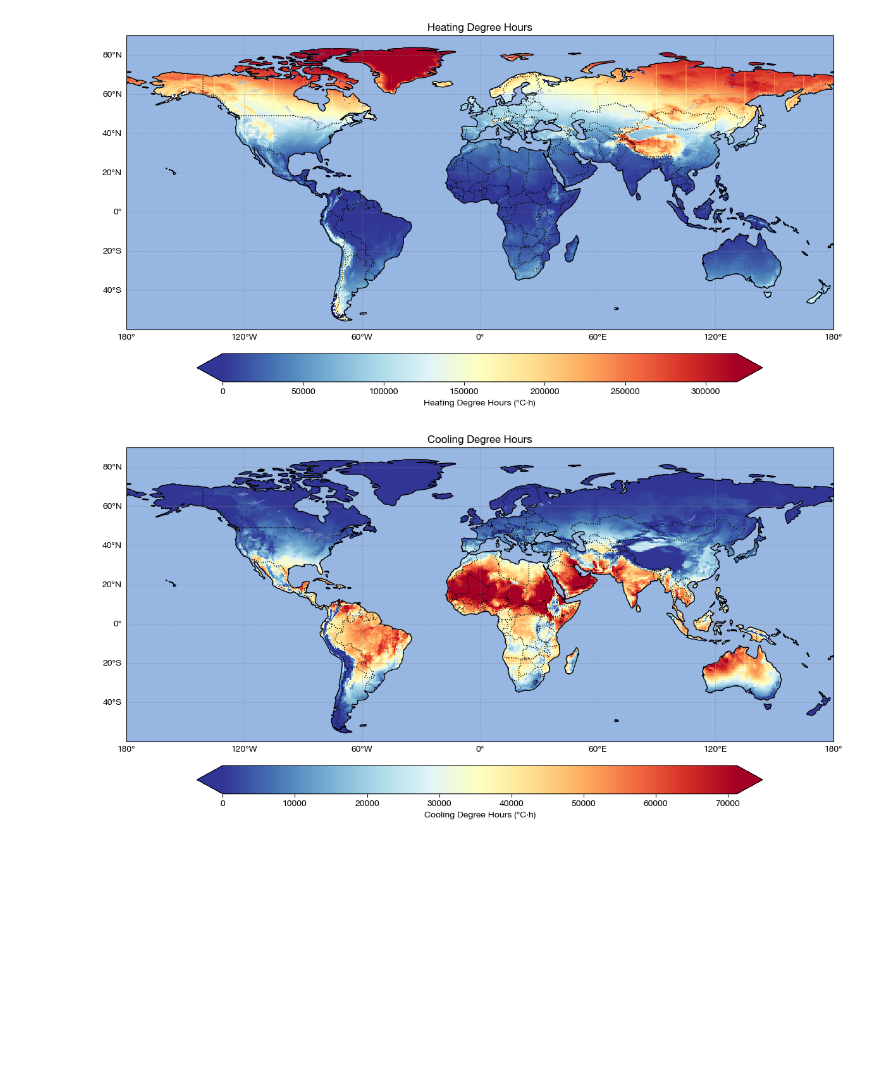
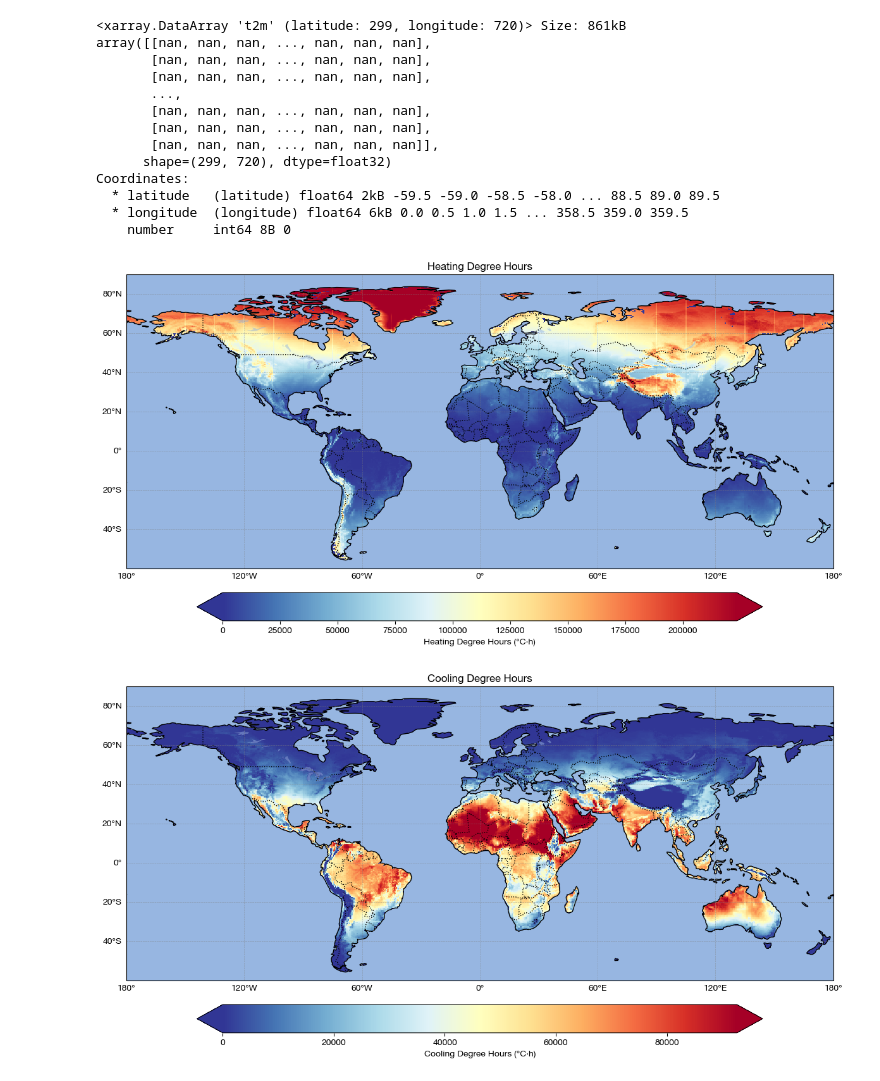
Before and after one commit to miloknowles/analysis, a Jupyter notebook: python/greenhouse_v2/explore_era5.ipynb, the cells around one changed output. Drawn from its saved outputs; the diff is of its cells as text; code cells hidden in the pictures; blank space fills up the shorter version.

```diff
--- a/python/greenhouse_v2/explore_era5.ipynb
+++ b/python/greenhouse_v2/explore_era5.ipynb
@@ -149,18 +148,20 @@ def plot_xarray_map(dataset, variable, cmap='viridis', vmin=None, vmax=None, pro
   # Variable specific formatting and labels
   units = {
     't2m': '°C',
-    'ssrd': 'W/m²',
+    'ssrd': 'J/m²',
+    'ssrd_J_m2_year': 'J/m²/year',
     'heating_degree_hours': '°C·h',
     'cooling_degree_hours': '°C·h',
     'humidity_percent_hours': '%·h',
     'total_hvac_cost_no_humidity': '$/year',
     'total_hvac_cost_with_humidity': '$/year',
-    'total_hvac_cost': '$/year'
+    'total_hvac_cost': '$/year',
   }
 
   var_names = {
     't2m': 'Temperature at 2m',
     'ssrd': 'Surface Solar Radiation Downwards',
+    'ssrd_J_m2_year': 'Surface Solar Radiation Downwards',
     'heating_degree_hours': 'Heating Degree Hours',
     'cooling_degree_hours': 'Cooling Degree Hours',
     'humidity_percent_hours': 'Humidity Percent Hours',
@@ -191,41 +192,65 @@ def plot_xarray_map(dataset, variable, cmap='viridis', vmin=None, vmax=None, pro
 # %%
 # Cut off the map so that it only shows latitudes > -60:
 ds = xr.open_dataset("./outputs/month_hour_hdh_cdh_hph_2023.nc")
 ds_subset = ds.where(ds.latitude > -60, drop=True)
 
 # Add up all months and hours to get the total heating degree hours:
 hdh = ds_subset['heating_degree_hours'].sum(dim=['month', 'hour'])
 cdh = ds_subset['cooling_degree_hours'].sum(dim=['month', 'hour'])
 hph = ds_subset['humidity_percent_hours'].sum(dim=['month', 'hour'])
 t2m = ds_subset['t2m'].mean(dim=['month', 'hour'])
-ssrd = ds_subset['ssrd'].sum(dim=['month', 'hour'])
+print(t2m)
 
+# For SSRD, we only want the last hour in each day, and get rid of hour dimension:
+ssrd = ds_subset['ssrd'].isel(hour=23).mean(dim=['month']).squeeze() * 365
 ds_total = xr.merge([hdh, cdh, hph, t2m, ssrd])
 # We've summed an average day for each month, so we need to multiply by 30 to get a month's worth:
-ds_total['heating_degree_hours'] *= 30
-ds_total['cooling_degree_hours'] *= 30
+passive_solar_free_heating_factor = 0.3
+passive_solar_extra_cooling_factor = 0.3
+ds_total['heating_degree_hours'] *= 30 * (1 - passive_solar_free_heating_factor)
+ds_total['cooling_degree_hours'] *= 30 * (1 + passive_solar_extra_cooling_factor)
 ds_total['humidity_percent_hours'] *= 30
-# ds_total.to_netcdf("./outputs/annual_hdh_cdh_hph_2023.nc")
+ds_total['ssrd_J_m2_year'] = ds_total['ssrd']
+# ds_total.to_netcdf("./outputs/annual_hdh_cdh_hph_2023.nc", mode="w")
 
 value_hdh_99th_percentile = np.percentile(ds_total['heating_degree_hours'], 99)
 value_cdh_99th_percentile = np.percentile(ds_total['cooling_degree_hours'], 99)
 value_hph_99th_percentile = np.percentile(ds_total['humidity_percent_hours'], 99)
+value_ssrd_99th_percentile = np.percentile(ds_total['ssrd_J_m2_year'], 99)
 
-fig = plot_xarray_map(
-  ds_total, variable='heating_degree_hours', title='Heating Degree Hours', cmap='RdYlBu_r', vmax=value_hdh_99th_percentile)
-plt.savefig('./outputs/hdh_total_map.png', dpi=300)
+# fig = plot_xarray_map(
+#   ds_total, variable='heating_degree_hours', title='Heating Degree Hours', cmap='RdYlBu_r', vmax=value_hdh_99th_percentile)
+# plt.savefig('./outputs/hdh_total_map.png', dpi=300)
+# plt.show()
+
+# fig = plot_xarray_map(
+#   ds_total, variable='cooling_degree_hours', title='Cooling Degree Hours', cmap='RdYlBu_r', vmax=value_cdh_99th_percentile)
+# plt.savefig('./outputs/cdh_total_map.png', dpi=300)
+# plt.show()
+
+# fig = plot_xarray_map(
+#   ds_total, variable='humidity_percent_hours', title='Humidity Percent Hours', cmap='RdYlBu_r', vmax=value_hph_99th_percentile)
+# plt.savefig('./outputs/hph_total_map.png', dpi=300)
+# plt.show()
+
+# Plot SSRD
+fig = plot_xarray_map(ds_total, variable='ssrd_J_m2_year', title='Solar Radiation Downwards', cmap='RdYlBu_r')
+plt.savefig('./outputs/ssrd_total_map.png', dpi=300)
 plt.show()
-
-fig = plot_xarray_map(
-  ds_total, variable='cooling_degree_hours', title='Cooling Degree Hours', cmap='RdYlBu_r', vmax=value_cdh_99th_percentile)
-plt.savefig('./outputs/cdh_total_map.png', dpi=300)
-plt.show()
-
-fig = plot_xarray_map(
-  ds_total, variable='humidity_percent_hours', title='Humidity Percent Hours', cmap='RdYlBu_r', vmax=value_hph_99th_percentile)
-plt.savefig('./outputs/hph_total_map.png', dpi=300)
-plt.show()
 # %% [output]
+<xarray.DataArray 't2m' (latitude: 299, longitude: 720)> Size: 861kB
+array([[nan, nan, nan, ..., nan, nan, nan],
+       [nan, nan, nan, ..., nan, nan, nan],
+       [nan, nan, nan, ..., nan, nan, nan],
+       ...,
+       [nan, nan, nan, ..., nan, nan, nan],
+       [nan, nan, nan, ..., nan, nan, nan],
+       [nan, nan, nan, ..., nan, nan, nan]],
+      shape=(299, 720), dtype=float32)
+Coordinates:
+  * latitude   (latitude) float64 2kB -59.5 -59.0 -58.5 -58.0 ... 88.5 89.0 89.5
+  * longitude  (longitude) float64 6kB 0.0 0.5 1.0 1.5 ... 358.5 359.0 359.5
+    number     int64 8B 0
-[figure, old version]
+[figure, new version]
-[figure, old version]
+[figure, new version]
 [figure]
```
Also changed, not shown: parts of 6 cells of this notebook.
